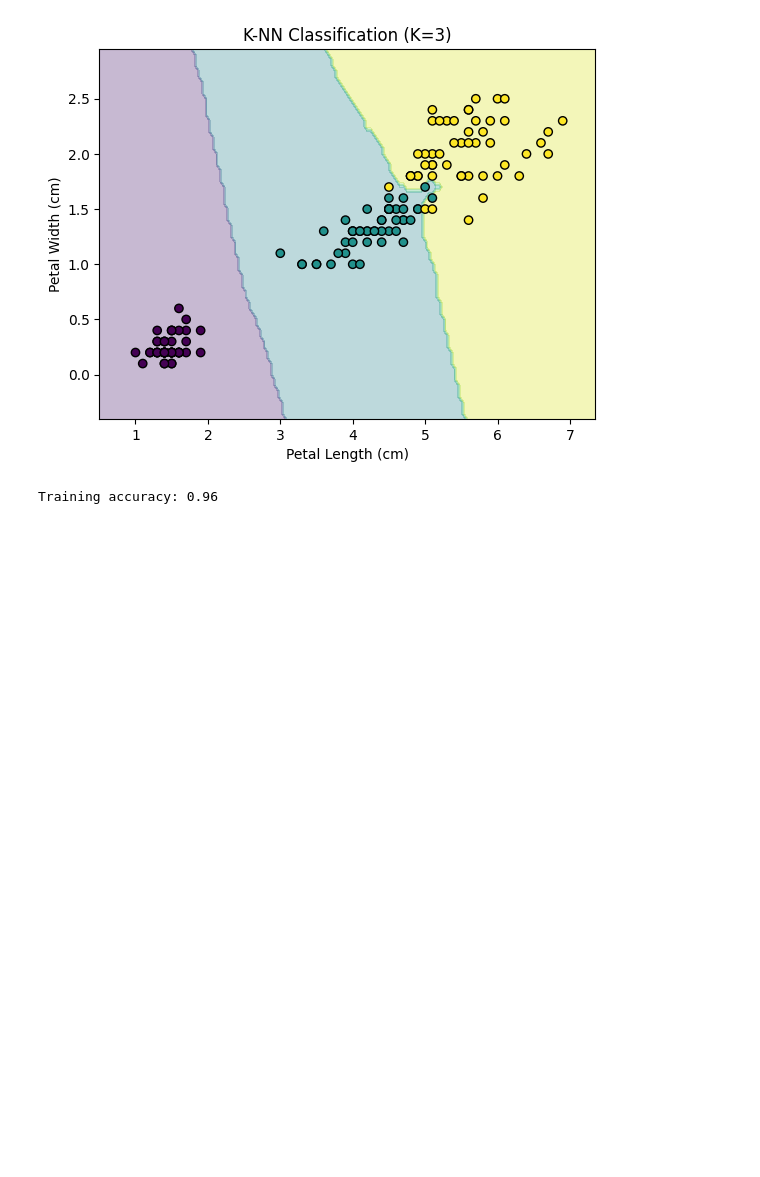
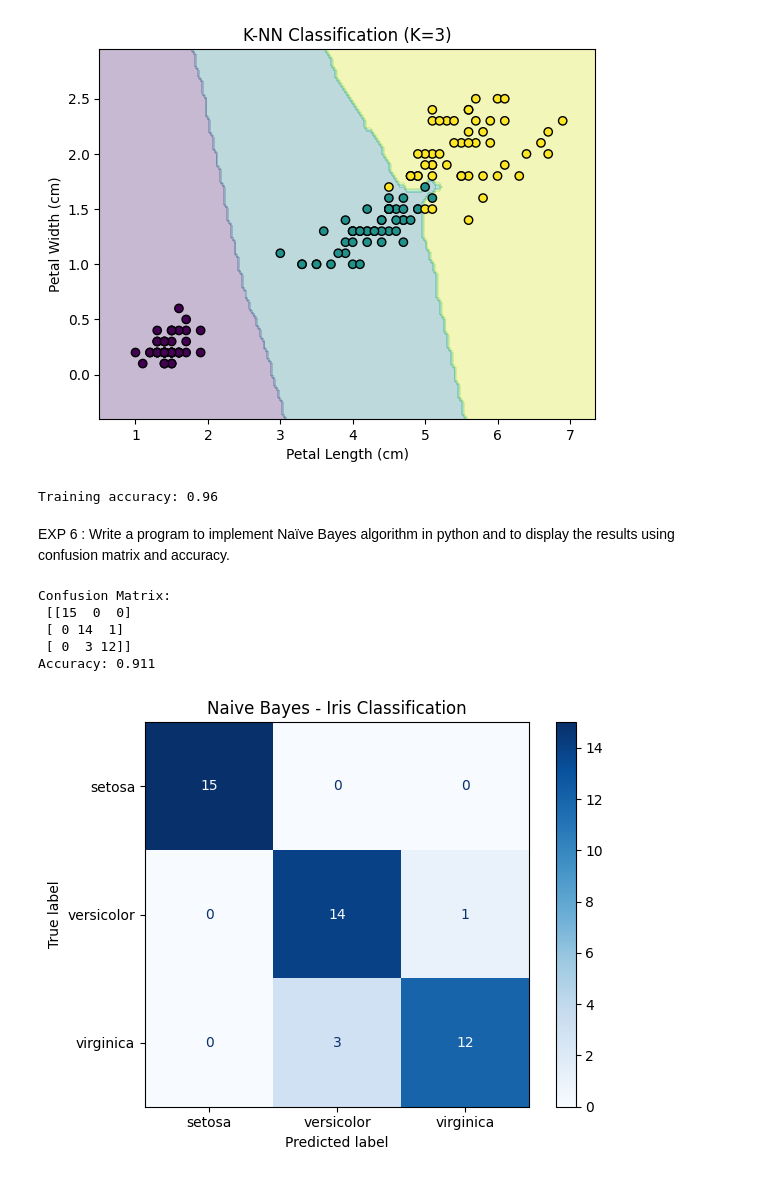
Before and after one commit to thrka33/ITA0604-ML, a Jupyter notebook: ML_lab.ipynb, the cells around one changed output. Saved outputs shown, nothing was run; the diff lists cells and outputs as text; code cells hidden in the pictures; blank space fills up the shorter version.

```diff
--- a/ML_lab.ipynb
+++ b/ML_lab.ipynb
@@ -160,3 +160,56 @@ print("Training accuracy:", round(m4.score(d.data, d.target), 2))
 Prediction: setosa
 [figure]
 Training accuracy: 0.96
+# %% [markdown]
+EXP 6 : Write a program to implement Naïve Bayes algorithm in python and to display the results  using confusion matrix and accuracy.
+# %%
+from sklearn.datasets import load_iris
+from sklearn.model_selection import train_test_split
+from sklearn.naive_bayes import GaussianNB
+from sklearn.metrics import confusion_matrix, accuracy_score, ConfusionMatrixDisplay
+import matplotlib.pyplot as plt
+
+# Load Iris dataset
+
+data = load_iris()
+X = data.data
+y = data.target
+
+# Split dataset
+
+X_train, X_test, y_train, y_test = train_test_split(
+X, y, test_size=0.3, random_state=42, stratify=y
+)
+
+# Train Naive Bayes model
+
+model = GaussianNB()
+model.fit(X_train, y_train)
+
+# Predict results
+
+y_pred = model.predict(X_test)
+
+# Display confusion matrix and accuracy
+
+cm = confusion_matrix(y_test, y_pred)
+print("Confusion Matrix:\n", cm)
+print("Accuracy:", round(accuracy_score(y_test, y_pred), 3))
+
+# Plot confusion matrix
+
+disp = ConfusionMatrixDisplay(
+confusion_matrix=cm,
+display_labels=data.target_names
+)
+disp.plot(cmap="Blues", values_format="d")
+plt.title("Naive Bayes - Iris Classification")
+plt.tight_layout()
+plt.show()
+# %% [output]
+Confusion Matrix:
+ [[15  0  0]
+ [ 0 14  1]
+ [ 0  3 12]]
+Accuracy: 0.911
+[figure, added]
```
Also changed, not shown: parts of 8 cells of this notebook.
